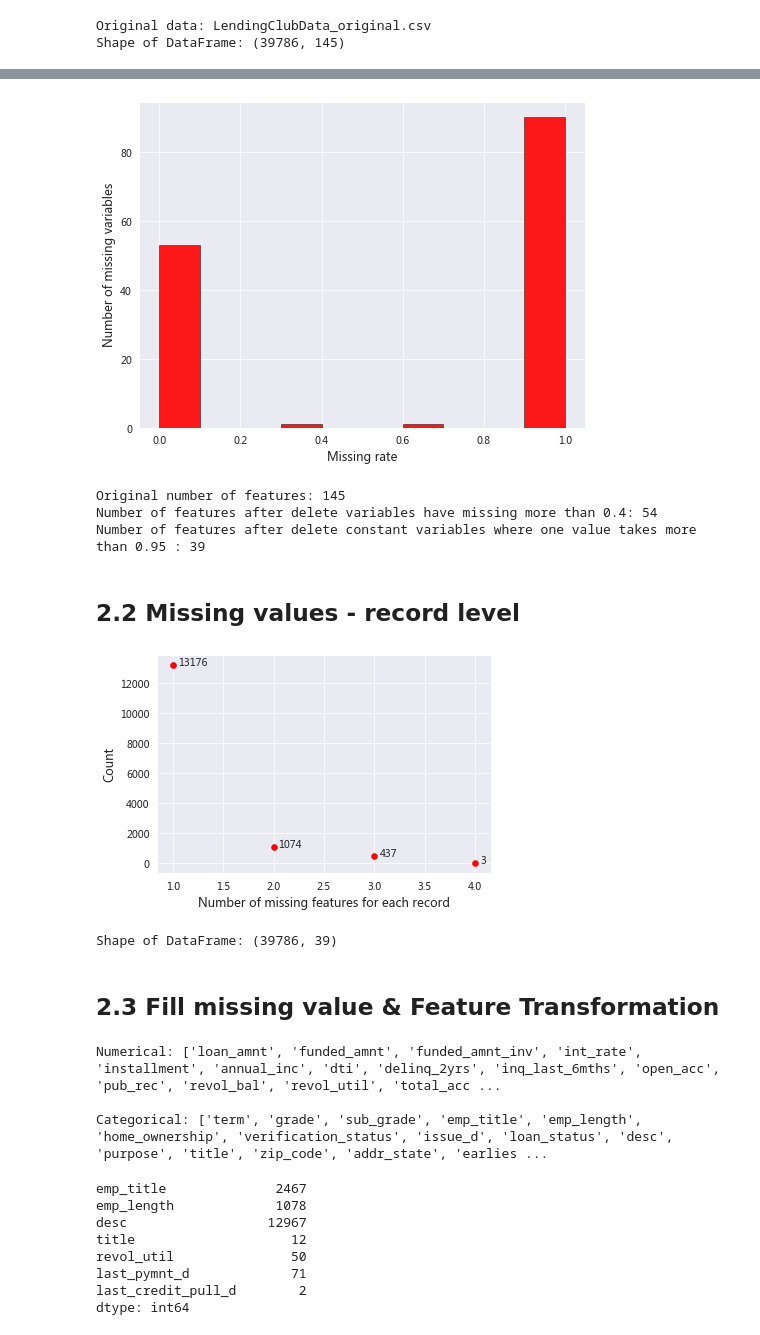
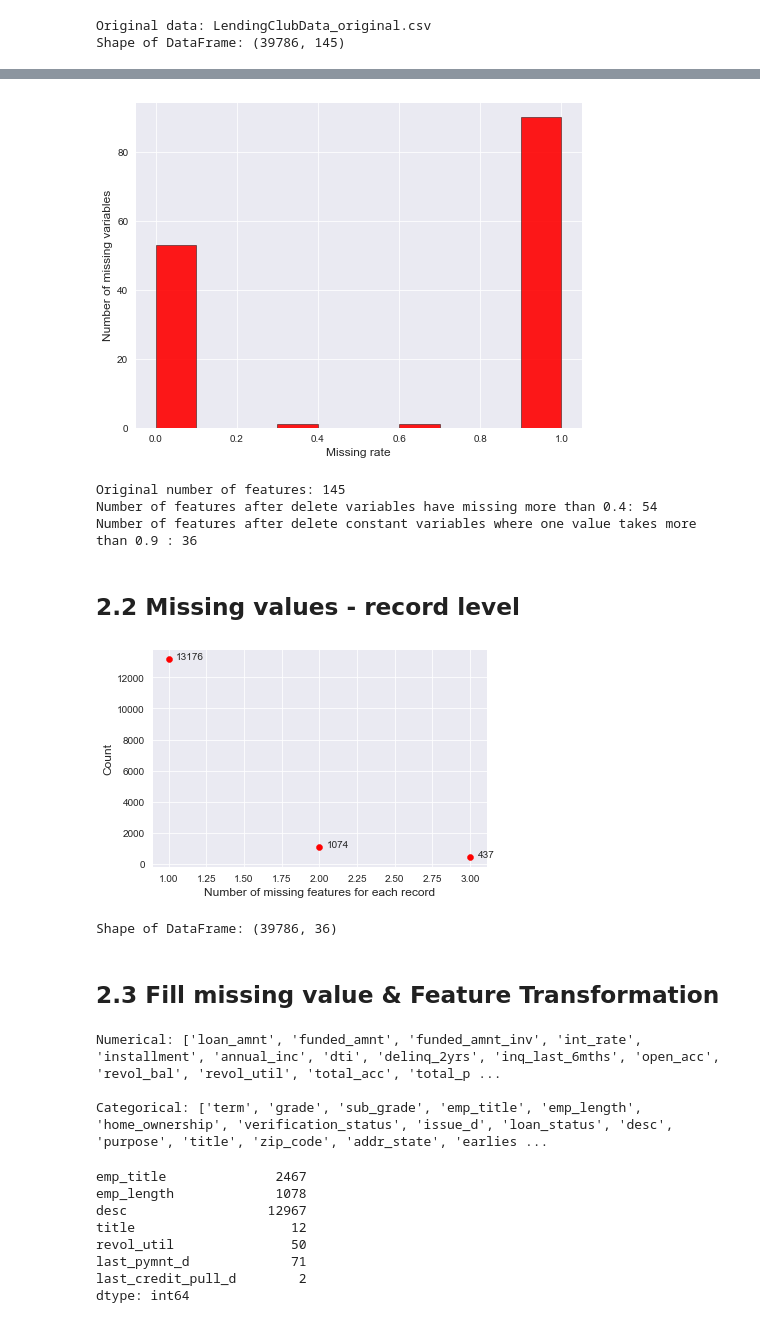
Before and after one commit to heyifuwhu/Lending_Club, a Jupyter notebook: Data_Processing.ipynb, the cells around one changed output, grey strips where cells are left out. Saved outputs shown, nothing was run; the diff lists cells and outputs as text; code cells hidden in the pictures.

```diff
--- a/Data_Processing.ipynb
+++ b/Data_Processing.ipynb
@@ -84,3 +38,6 @@ print(f"Shape of DataFrame: {data.shape}")
 # %% [output]
 Original data: LendingClubData_original.csv
 Shape of DataFrame: (39786, 145)
+# %%
+missing = data.isnull().sum()/data.shape[0]
+missing.reset_index().rename(columns={'index':'col',0 :'missing_pct'})
@@ -88,8 +59,7 @@ Shape of DataFrame: (39786, 145)
 # calculate missing rate of variables
 def cal_missing(df):
     missing = df.isnull().sum()/df.shape[0]
-    missing = pd.DataFrame(missing).reset_index()
-    missing = missing.rename(columns={'index':'col',0 :'missing_pct'})
+    missing = missing.reset_index().rename(columns={'index':'col',0 :'missing_pct'})
     # sort the features by missing ratio
     missing = missing.sort_values('missing_pct',ascending = False).reset_index(drop=True)
     return missing
@@ -97,8 +67,9 @@ def cal_missing(df):
 # distribution of missing rate
 def plot_missing_distribution(df, plt_size = (8,6)):
     missing = cal_missing(df)
+
+    # plot the distribution of missing percentage
     plt.figure(figsize = plt_size)
-    plt.rcParams["font.sans-serif"] = ['Microsoft YaHei']
     plt.rcParams['axes.unicode_minus'] = False
     x = missing['missing_pct']
     plt.hist(x=x,bins=np.arange(0,1.1,0.1),color='red',ec='k',alpha=0.9)
@@ -130,40 +101,40 @@ print("Original number of features: \033[1m{}\033[0m".format(data.shape[1]))
 missing_threshold = 0.4
 df = delete_missing_variable(data,threshold = missing_threshold)
 print("Number of features after delete variables have missing more than \033[1m{}\033[0m: \033[1m{}\033[0m".format(missing_threshold, df.shape[1]))
-constant_threshold = 0.95
+constant_threshold = 0.9
 df = delete_const_variable(df,threshold = constant_threshold)
 print("Number of features after delete constant variables where one value takes more than \033[1m{}\033[0m : \033[1m{}\033[0m".format(constant_threshold, df.shape[1]))
 # %% [output]
-[figure, old version]
+[figure, new version]
 Original number of features: 145
 Number of features after delete variables have missing more than 0.4: 54
-Number of features after delete constant variables where one value takes more than 0.95 : 39
+Number of features after delete constant variables where one value takes more than 0.9 : 36
 # %% [markdown]
 ## 2.2 Missing values - record level
 # %%
 # delete records which have missing observations
 record_missing_status = df.isnull().sum(axis=1)
-missing_feature_amount = np.arange(1,5)
+missing_feature_amount = np.arange(1,np.max(record_missing_status))
 count_of_missing_record = [sum(record_missing_status == k) for k in missing_feature_amount ]
 
 # plot
 plt.figure()
 plt.scatter(missing_feature_amount,count_of_missing_record,color = "red")
 plt.ylabel('Count')
 plt.xlabel('Number of missing features for each record')
 for i in range(len(missing_feature_amount)):
     plt.text(missing_feature_amount[i]+0.05,
              count_of_missing_record[i],
              count_of_missing_record[i],
              #bbox=dict(facecolor='red', alpha=0.5)
             )
 
 plt.show()
 ###
 print(f"Shape of DataFrame: {df.shape}")
 # %% [output]
-[figure, old version]
+[figure, new version]
-Shape of DataFrame: (39786, 39)
+Shape of DataFrame: (39786, 36)
 # %% [markdown]
 ## 2.3 Fill missing value & Feature Transformation
 # %%
@@ -219,7 +190,7 @@ features = {
     "verification_status": 2, # label encoding,
 }
 # %% [output]
-Numerical: ['loan_amnt', 'funded_amnt', 'funded_amnt_inv', 'int_rate', 'installment', 'annual_inc', 'dti', 'delinq_2yrs', 'inq_last_6mths', 'open_acc', 'pub_rec', 'revol_bal', 'revol_util', 'total_acc ...
+Numerical: ['loan_amnt', 'funded_amnt', 'funded_amnt_inv', 'int_rate', 'installment', 'annual_inc', 'dti', 'delinq_2yrs', 'inq_last_6mths', 'open_acc', 'revol_bal', 'revol_util', 'total_acc', 'total_p ...
 
 Categorical: ['term', 'grade', 'sub_grade', 'emp_title', 'emp_length', 'home_ownership', 'verification_status', 'issue_d', 'loan_status', 'desc', 'purpose', 'title', 'zip_code', 'addr_state', 'earlies ...
 # %%
```
Also changed, not shown: parts of 104 cells of this notebook, 4 other files.
